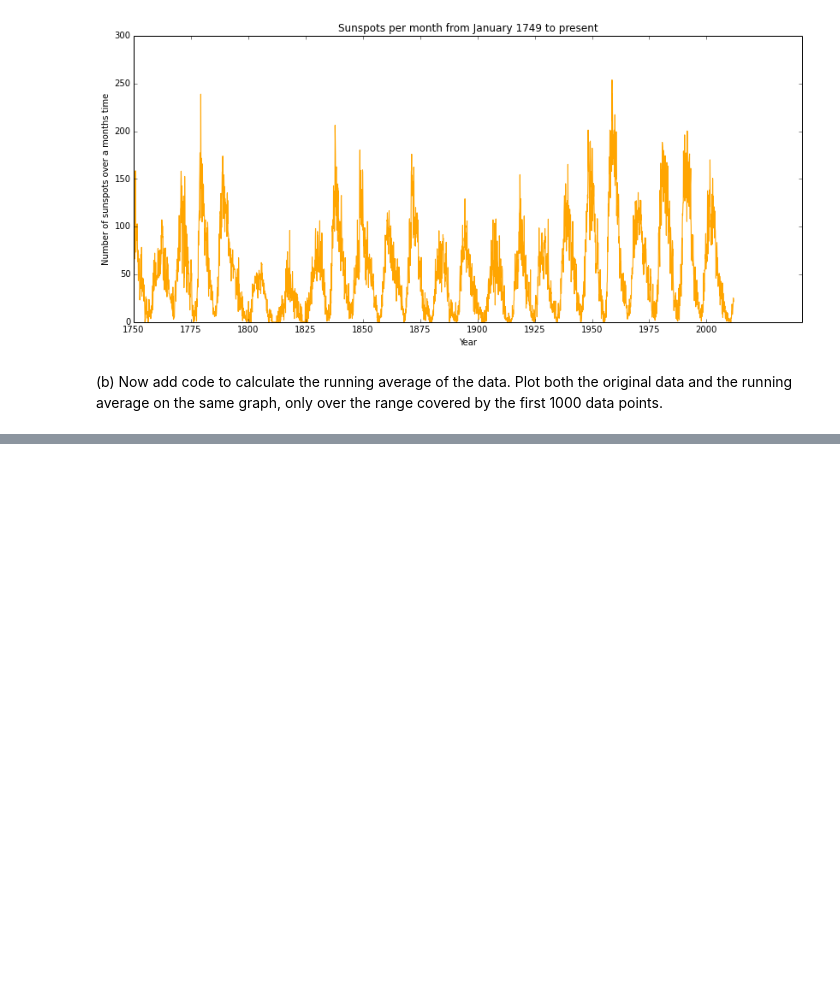
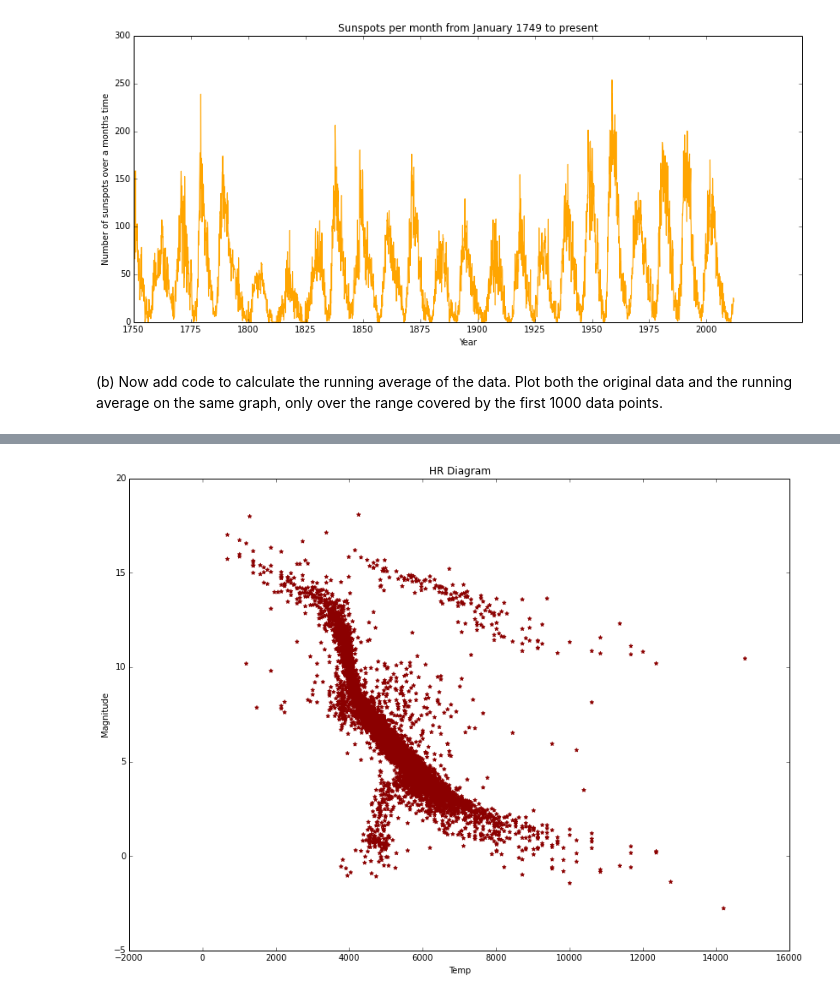
Before and after one commit to jking06/PHYS202-S14, a Jupyter notebook: Graphics/GraphicsExercises.ipynb, the cells around one changed output, grey strips where cells are left out. Cells and saved outputs as stored; diff of their text form; code cells hidden in the pictures; blank space fills up the shorter version.

```diff
--- a/Graphics/GraphicsExercises.ipynb
+++ b/Graphics/GraphicsExercises.ipynb
@@ -109,0 +114,10 @@ plt.show()
+# %%
+stars = np.loadtxt('stars.txt')
+plt.figure(figsize=(14,10), dpi=80)
+plt.scatter(stars[:,0], stars[:,1], color='darkred', marker='*', label="Mag and Temp")
+plt.title("HR Diagram")
+plt.xlabel("Temp")
+plt.ylabel("Magnitude")
+plt.show()
+# %% [output]
+[figure, added]
```
Also changed, not shown: parts of 5 cells of this notebook, 1 other file.
